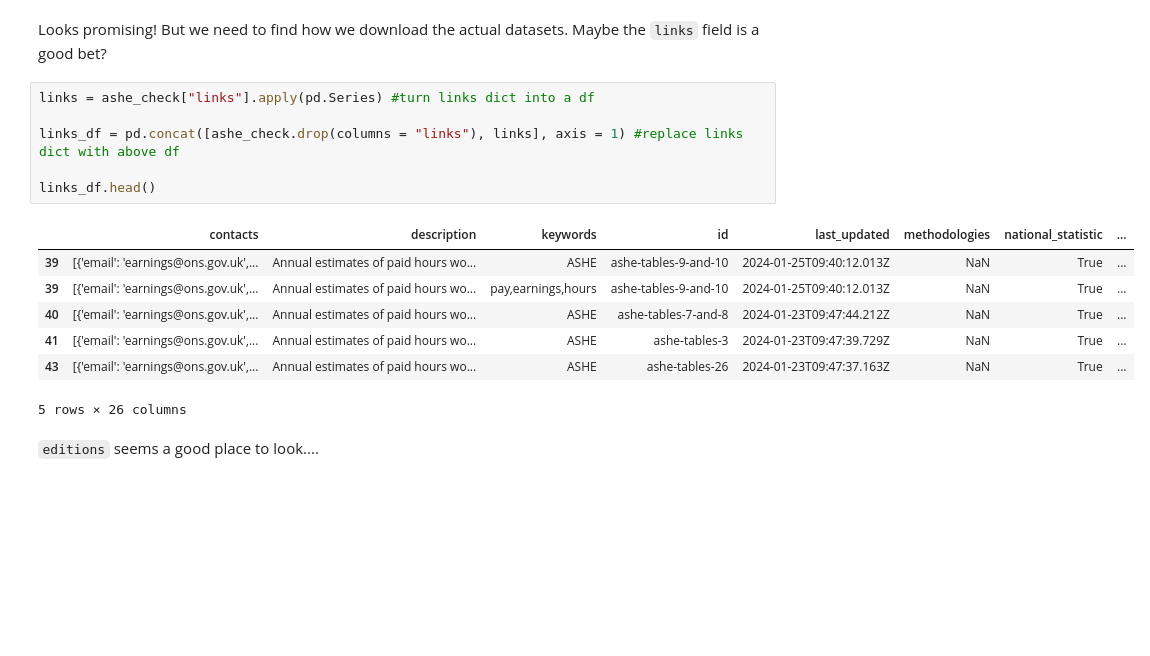
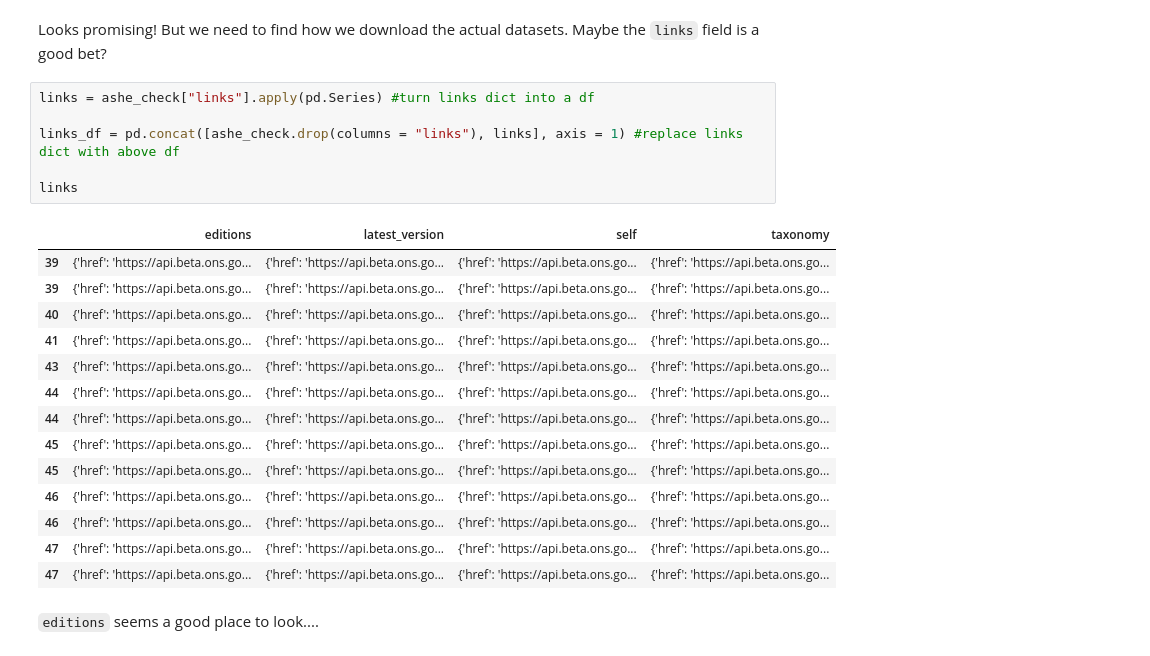
Before and after one commit to shanej90/ashe, a Jupyter notebook: exploration/explore_api.ipynb, the cells around one changed output. Saved outputs shown, nothing was run; the diff lists cells and outputs as text; blank space fills up the shorter version.

Commit message:
get versions

```diff
--- a/exploration/explore_api.ipynb
+++ b/exploration/explore_api.ipynb
@@ -86,17 +86,24 @@ Looks promising! But we need to find how we download the actual datasets. Maybe
 # %%
 links = ashe_check["links"].apply(pd.Series) #turn links dict into a df
 
 links_df = pd.concat([ashe_check.drop(columns = "links"), links], axis = 1) #replace links dict with above df
 
-links_df.head()
+links
 # %% [output]
-|  | contacts | description | keywords | id | last_updated | methodologies | national_statistic | ... |
-| 39 | [{'email': 'earnings@ons.gov.uk',... | Annual estimates of paid hours wo... | ASHE | ashe-tables-9-and-10 | 2024-01-25T09:40:12.013Z | NaN | True | ... |
-| 39 | [{'email': 'earnings@ons.gov.uk',... | Annual estimates of paid hours wo... | pay,earnings,hours | ashe-tables-9-and-10 | 2024-01-25T09:40:12.013Z | NaN | True | ... |
-| 40 | [{'email': 'earnings@ons.gov.uk',... | Annual estimates of paid hours wo... | ASHE | ashe-tables-7-and-8 | 2024-01-23T09:47:44.212Z | NaN | True | ... |
-| 41 | [{'email': 'earnings@ons.gov.uk',... | Annual estimates of paid hours wo... | ASHE | ashe-tables-3 | 2024-01-23T09:47:39.729Z | NaN | True | ... |
-| 43 | [{'email': 'earnings@ons.gov.uk',... | Annual estimates of paid hours wo... | ASHE | ashe-tables-26 | 2024-01-23T09:47:37.163Z | NaN | True | ... |
+|  | editions | latest_version | self | taxonomy |
+| 39 | {'href': 'https://api.beta.ons.go... | {'href': 'https://api.beta.ons.go... | {'href': 'https://api.beta.ons.go... | {'href': 'https://api.beta.ons.go... |
+| 39 | {'href': 'https://api.beta.ons.go... | {'href': 'https://api.beta.ons.go... | {'href': 'https://api.beta.ons.go... | {'href': 'https://api.beta.ons.go... |
+| 40 | {'href': 'https://api.beta.ons.go... | {'href': 'https://api.beta.ons.go... | {'href': 'https://api.beta.ons.go... | {'href': 'https://api.beta.ons.go... |
+| 41 | {'href': 'https://api.beta.ons.go... | {'href': 'https://api.beta.ons.go... | {'href': 'https://api.beta.ons.go... | {'href': 'https://api.beta.ons.go... |
+| 43 | {'href': 'https://api.beta.ons.go... | {'href': 'https://api.beta.ons.go... | {'href': 'https://api.beta.ons.go... | {'href': 'https://api.beta.ons.go... |
+| 44 | {'href': 'https://api.beta.ons.go... | {'href': 'https://api.beta.ons.go... | {'href': 'https://api.beta.ons.go... | {'href': 'https://api.beta.ons.go... |
+| 44 | {'href': 'https://api.beta.ons.go... | {'href': 'https://api.beta.ons.go... | {'href': 'https://api.beta.ons.go... | {'href': 'https://api.beta.ons.go... |
+| 45 | {'href': 'https://api.beta.ons.go... | {'href': 'https://api.beta.ons.go... | {'href': 'https://api.beta.ons.go... | {'href': 'https://api.beta.ons.go... |
+| 45 | {'href': 'https://api.beta.ons.go... | {'href': 'https://api.beta.ons.go... | {'href': 'https://api.beta.ons.go... | {'href': 'https://api.beta.ons.go... |
+| 46 | {'href': 'https://api.beta.ons.go... | {'href': 'https://api.beta.ons.go... | {'href': 'https://api.beta.ons.go... | {'href': 'https://api.beta.ons.go... |
+| 46 | {'href': 'https://api.beta.ons.go... | {'href': 'https://api.beta.ons.go... | {'href': 'https://api.beta.ons.go... | {'href': 'https://api.beta.ons.go... |
+| 47 | {'href': 'https://api.beta.ons.go... | {'href': 'https://api.beta.ons.go... | {'href': 'https://api.beta.ons.go... | {'href': 'https://api.beta.ons.go... |
+| 47 | {'href': 'https://api.beta.ons.go... | {'href': 'https://api.beta.ons.go... | {'href': 'https://api.beta.ons.go... | {'href': 'https://api.beta.ons.go... |
-5 rows × 26 columns
 # %% [markdown]
 `editions` seems a good place to look....
 # %%
```
Also changed, not shown: parts of 1 cell of this notebook, 4 other files.
